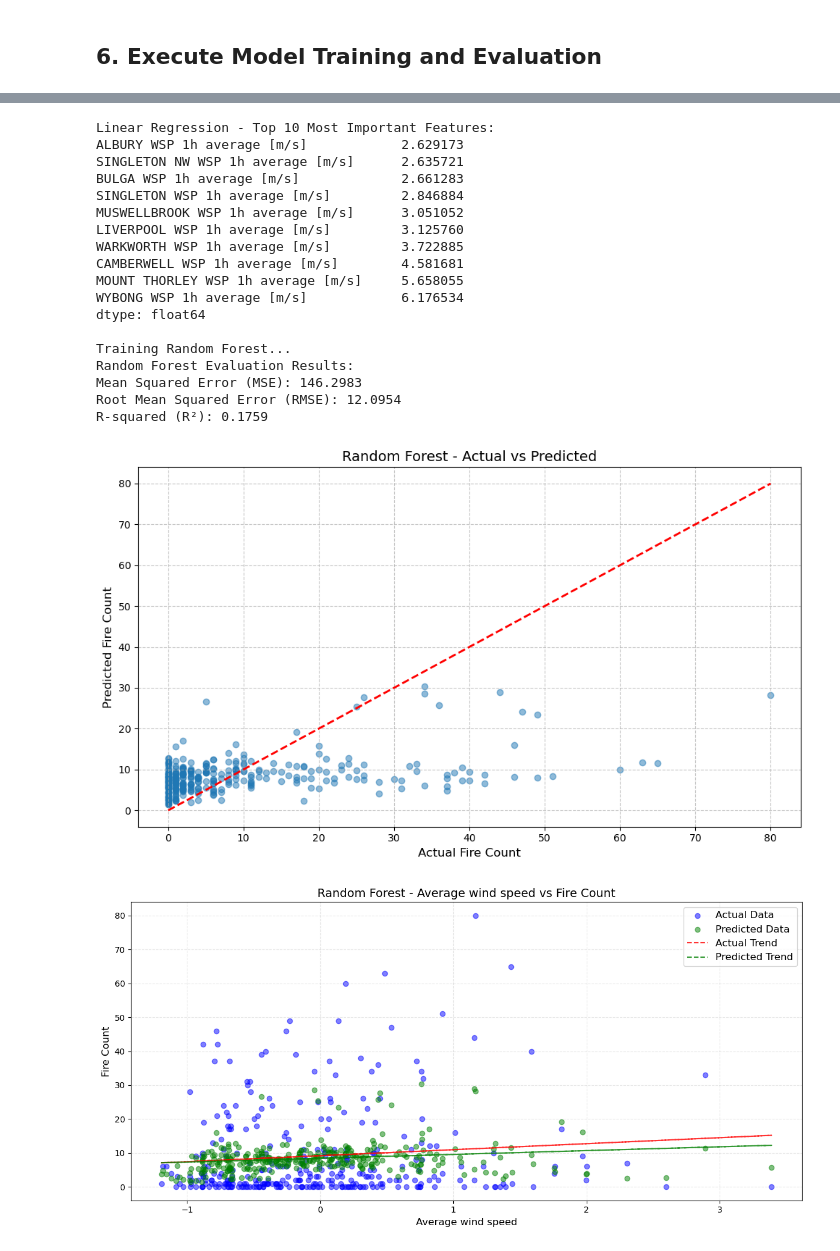
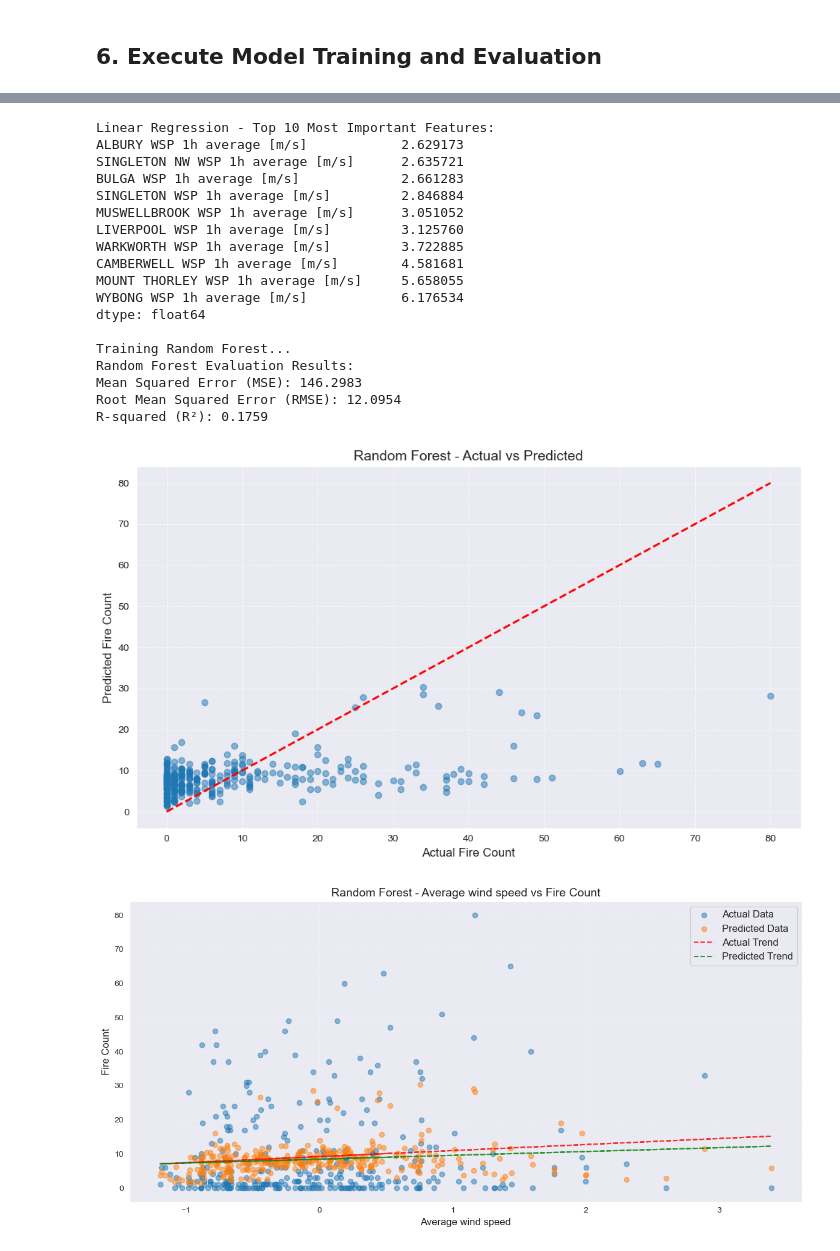
Before and after one commit to zche0316/ENGG2112, a Jupyter notebook: src/model/wind_re_valid.ipynb, the cells around one changed output, grey strips where cells are left out. Cells and saved outputs as stored; diff of their text form; code cells hidden in the pictures.

```diff
--- a/src/model/wind_re_valid.ipynb
+++ b/src/model/wind_re_valid.ipynb
@@ -73,13 +73,6 @@ Missing value of testing set: 0
 # %% [markdown]
 ## 5. Define the Function to Train and Evaluate Two Models
 # %%
-from sklearn.linear_model import LinearRegression
-from sklearn.ensemble import RandomForestRegressor
-from sklearn.metrics import mean_squared_error, r2_score
-import matplotlib.pyplot as plt
-import pandas as pd
-import numpy as np
-
 def plot_trends(merged_data, y_pred, model_name, humid_cols, val_indices):
 
     val_data = merged_data.loc[val_indices]
@@ -93,9 +86,9 @@ def plot_trends(merged_data, y_pred, model_name, humid_cols, val_indices):
 
     plt.figure(figsize=(12, 6))
     plt.scatter(avg_wind, predictions_df['Actual'],
-               alpha=0.5, label='Actual Data', color='blue')
+               alpha=0.5, label='Actual Data')
     plt.scatter(avg_wind, predictions_df['Predicted'],
-               alpha=0.5, label='Predicted Data', color='green')
+               alpha=0.5, label='Predicted Data')
 
     z1 = np.polyfit(avg_wind, predictions_df['Actual'], 1)
     p1 = np.poly1d(z1)
@@ -114,6 +107,7 @@ def plot_trends(merged_data, y_pred, model_name, humid_cols, val_indices):
     plt.show()
 
 def train_and_evaluate_models(X_train, X_val, y_train, y_val, merged_data, humid_cols):
+    global feature_importance, linear_importance
     models = {
         'Linear Regression': LinearRegression(),
         'Random Forest': RandomForestRegressor(
@@ -219,7 +213,7 @@ plt.rcParams['xtick.labelsize'] = 10
 plt.rcParams['ytick.labelsize'] = 10
 
 print("\nStarting model training and evaluation...")
-model_results = train_and_evaluate_models(X_train_processed, X_val_processed, y_train, y_val, merged_data, humid_cols)
+model_results = train_and_evaluate_models(X_train_processed, X_val_processed, y_train, y_val, merged_data, wind_cols)
 
 metrics = ['MSE', 'RMSE', 'R²']
 model_names = list(model_results.keys())
@@ -259,20 +253,20 @@ R-squared (R²): 0.1951
 Linear Regression - Top 10 Most Important Features:
 ALBURY WSP 1h average [m/s]            2.629173
 SINGLETON NW WSP 1h average [m/s]      2.635721
 BULGA WSP 1h average [m/s]             2.661283
 SINGLETON WSP 1h average [m/s]         2.846884
 MUSWELLBROOK WSP 1h average [m/s]      3.051052
 LIVERPOOL WSP 1h average [m/s]         3.125760
 WARKWORTH WSP 1h average [m/s]         3.722885
 CAMBERWELL WSP 1h average [m/s]        4.581681
 MOUNT THORLEY WSP 1h average [m/s]     5.658055
 WYBONG WSP 1h average [m/s]            6.176534
 dtype: float64
 
 Training Random Forest...
 Random Forest Evaluation Results:
 Mean Squared Error (MSE): 146.2983
 Root Mean Squared Error (RMSE): 12.0954
 R-squared (R²): 0.1759
-[figure, old version]
+[figure, new version]
-[figure, old version]
+[figure, new version]
```
Also changed, not shown: parts of 1 cell of this notebook, 8 other files.
